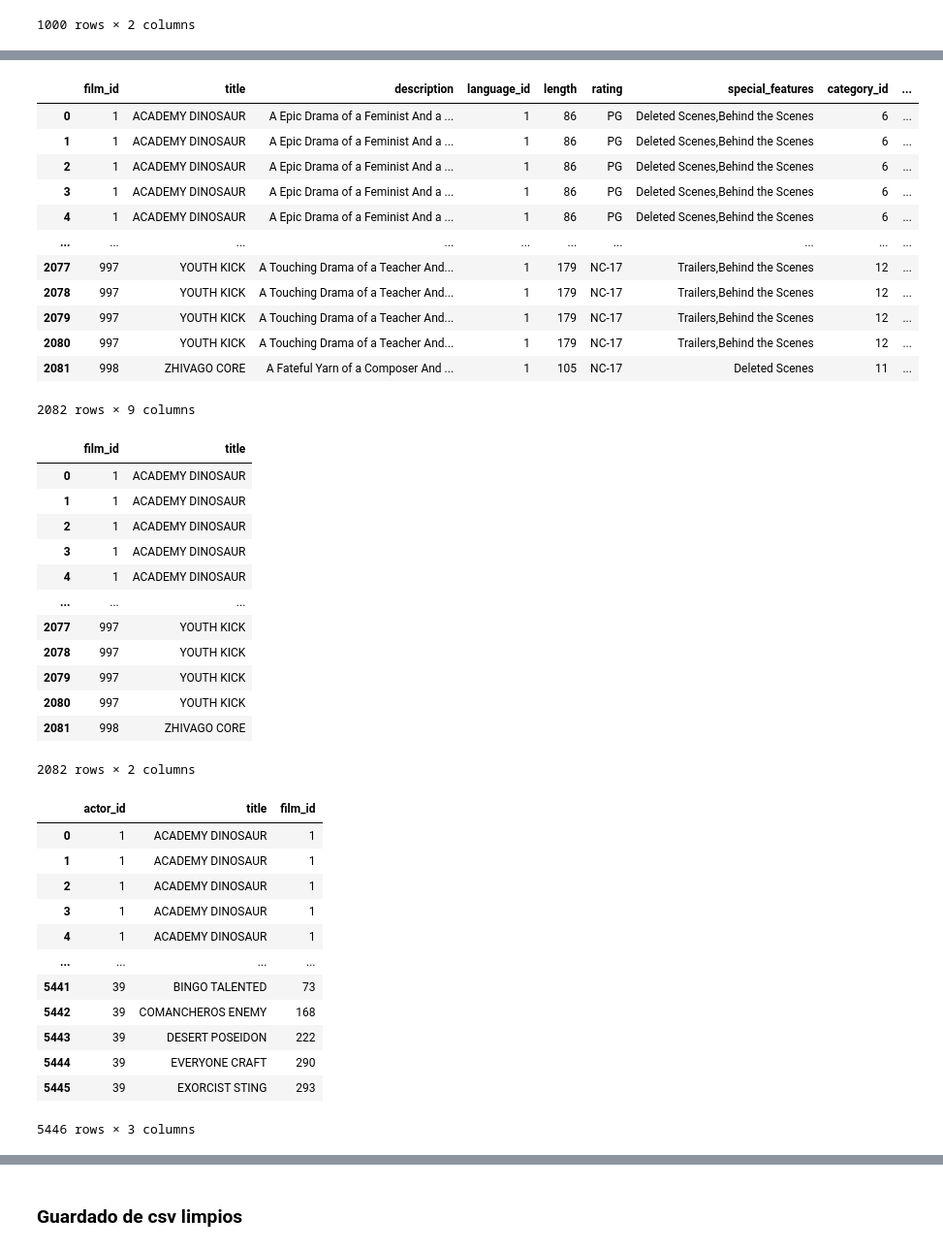
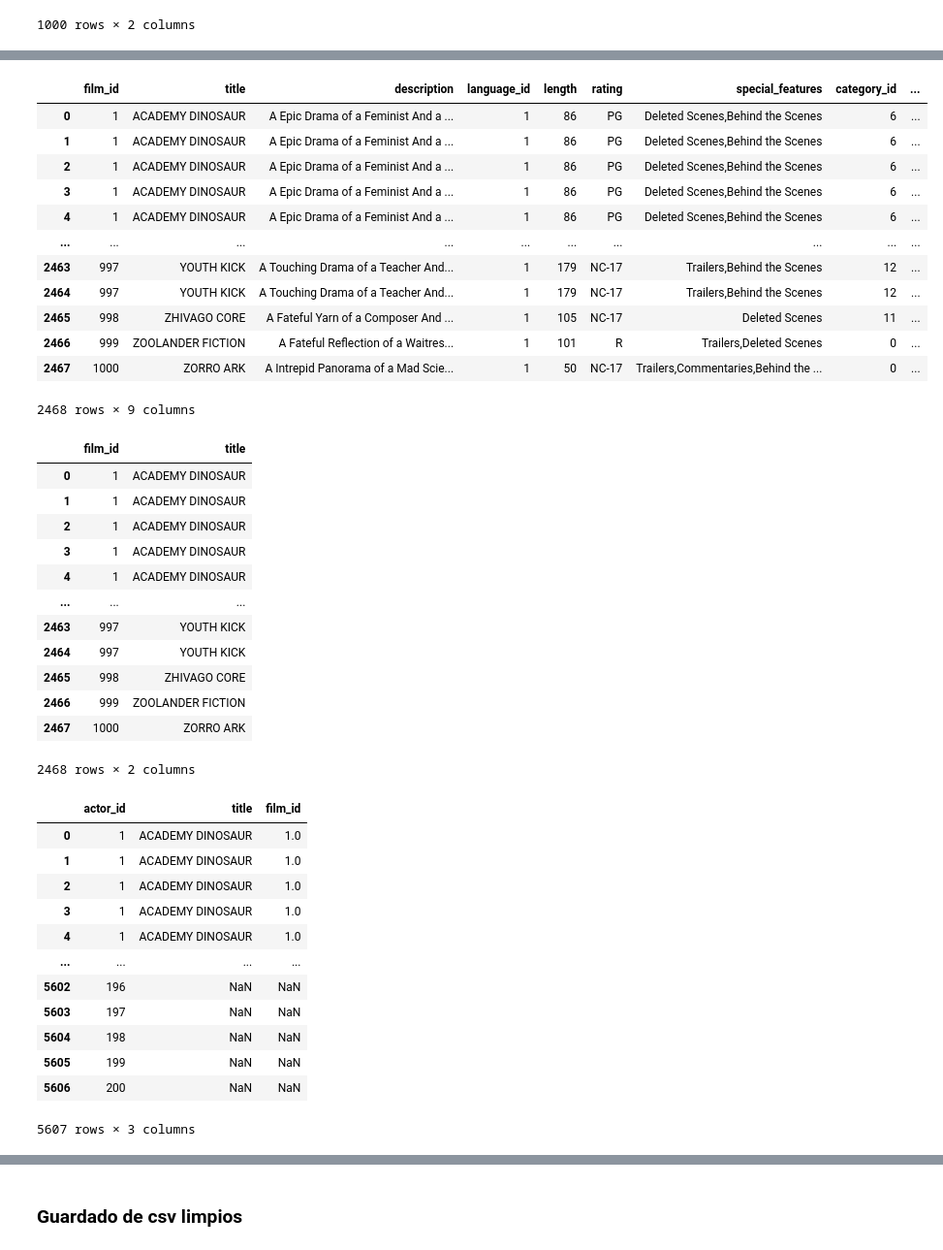
Before and after one commit to Blanca95/MySQL_proyect, a Jupyter notebook: notebook/limpieza_creacion_csv.ipynb, the cells around one changed output, grey strips where cells are left out. Shown: that part at 97% size. Drawn from its saved outputs; the diff is of its cells as text; code cells hidden in the pictures.

```diff
--- a/notebook/limpieza_creacion_csv.ipynb
+++ b/notebook/limpieza_creacion_csv.ipynb
@@ -534,7 +585,7 @@ Termino de mover las columnas que quería para tener los dataframes finales. En
 # %%
 disco_temp =  disco_duro_viejo.drop('full_name', axis=1, inplace=False)
 # %%
-new_peliculas=pd.merge(peliculas, disco_temp, on='title', how='inner')
+new_peliculas=pd.merge(peliculas, disco_temp, on='title', how='left')
 new_peliculas
 # %% [output]
 |  | film_id | title | description | language_id | rental_duration | rental_rate | length | replacement_cost | ... |
@@ -552,0 +604,4 @@ new_peliculas
+# %%
+new_peliculas['category_id'] = new_peliculas['category_id'].fillna(0)
+# %%
+new_peliculas['category_id'] = new_peliculas['category_id'].astype(int)
@@ -644,20 +714,20 @@ new_reparto1
 # %%
-new_reparto2=pd.merge(peliculas, reparto, on='title', how='inner')
+new_reparto2=pd.merge(peliculas, reparto, on='title', how='left')
 new_reparto2
 # %% [output]
 |  | film_id | title | description | language_id | length | rating | special_features | category_id | ... |
 | 0 | 1 | ACADEMY DINOSAUR | A Epic Drama of a Feminist And a ... | 1 | 86 | PG | Deleted Scenes,Behind the Scenes | 6 | ... |
 | 1 | 1 | ACADEMY DINOSAUR | A Epic Drama of a Feminist And a ... | 1 | 86 | PG | Deleted Scenes,Behind the Scenes | 6 | ... |
 | 2 | 1 | ACADEMY DINOSAUR | A Epic Drama of a Feminist And a ... | 1 | 86 | PG | Deleted Scenes,Behind the Scenes | 6 | ... |
 | 3 | 1 | ACADEMY DINOSAUR | A Epic Drama of a Feminist And a ... | 1 | 86 | PG | Deleted Scenes,Behind the Scenes | 6 | ... |
 | 4 | 1 | ACADEMY DINOSAUR | A Epic Drama of a Feminist And a ... | 1 | 86 | PG | Deleted Scenes,Behind the Scenes | 6 | ... |
 | ... | ... | ... | ... | ... | ... | ... | ... | ... | ... |
-| 2077 | 997 | YOUTH KICK | A Touching Drama of a Teacher And... | 1 | 179 | NC-17 | Trailers,Behind the Scenes | 12 | ... |
-| 2078 | 997 | YOUTH KICK | A Touching Drama of a Teacher And... | 1 | 179 | NC-17 | Trailers,Behind the Scenes | 12 | ... |
-| 2079 | 997 | YOUTH KICK | A Touching Drama of a Teacher And... | 1 | 179 | NC-17 | Trailers,Behind the Scenes | 12 | ... |
-| 2080 | 997 | YOUTH KICK | A Touching Drama of a Teacher And... | 1 | 179 | NC-17 | Trailers,Behind the Scenes | 12 | ... |
-| 2081 | 998 | ZHIVAGO CORE | A Fateful Yarn of a Composer And ... | 1 | 105 | NC-17 | Deleted Scenes | 11 | ... |
+| 2463 | 997 | YOUTH KICK | A Touching Drama of a Teacher And... | 1 | 179 | NC-17 | Trailers,Behind the Scenes | 12 | ... |
+| 2464 | 997 | YOUTH KICK | A Touching Drama of a Teacher And... | 1 | 179 | NC-17 | Trailers,Behind the Scenes | 12 | ... |
+| 2465 | 998 | ZHIVAGO CORE | A Fateful Yarn of a Composer And ... | 1 | 105 | NC-17 | Deleted Scenes | 11 | ... |
+| 2466 | 999 | ZOOLANDER FICTION | A Fateful Reflection of a Waitres... | 1 | 101 | R | Trailers,Deleted Scenes | 0 | ... |
+| 2467 | 1000 | ZORRO ARK | A Intrepid Panorama of a Mad Scie... | 1 | 50 | NC-17 | Trailers,Commentaries,Behind the ... | 0 | ... |
-2082 rows × 9 columns
+2468 rows × 9 columns
 # %%
 new_reparto2.drop(['full_name', 'description', 'language_id', 'length', 'rating', 'special_features', 'category_id', 'full_name'], axis=1, inplace=True)
 new_reparto2
@@ -669,29 +739,29 @@ new_reparto2
 | 3 | 1 | ACADEMY DINOSAUR |
 | 4 | 1 | ACADEMY DINOSAUR |
 | ... | ... | ... |
-| 2077 | 997 | YOUTH KICK |
-| 2078 | 997 | YOUTH KICK |
-| 2079 | 997 | YOUTH KICK |
-| 2080 | 997 | YOUTH KICK |
-| 2081 | 998 | ZHIVAGO CORE |
+| 2463 | 997 | YOUTH KICK |
+| 2464 | 997 | YOUTH KICK |
+| 2465 | 998 | ZHIVAGO CORE |
+| 2466 | 999 | ZOOLANDER FICTION |
+| 2467 | 1000 | ZORRO ARK |
-2082 rows × 2 columns
+2468 rows × 2 columns
 # %%
-new_reparto3=pd.merge(new_reparto1, new_reparto2, on='title', how='inner')
+new_reparto3=pd.merge(new_reparto1, new_reparto2, on='title', how='left')
 new_reparto3
 # %% [output]
 |  | actor_id | title | film_id |
-| 0 | 1 | ACADEMY DINOSAUR | 1 |
-| 1 | 1 | ACADEMY DINOSAUR | 1 |
-| 2 | 1 | ACADEMY DINOSAUR | 1 |
-| 3 | 1 | ACADEMY DINOSAUR | 1 |
-| 4 | 1 | ACADEMY DINOSAUR | 1 |
+| 0 | 1 | ACADEMY DINOSAUR | 1.0 |
+| 1 | 1 | ACADEMY DINOSAUR | 1.0 |
+| 2 | 1 | ACADEMY DINOSAUR | 1.0 |
+| 3 | 1 | ACADEMY DINOSAUR | 1.0 |
+| 4 | 1 | ACADEMY DINOSAUR | 1.0 |
 | ... | ... | ... | ... |
-| 5441 | 39 | BINGO TALENTED | 73 |
-| 5442 | 39 | COMANCHEROS ENEMY | 168 |
-| 5443 | 39 | DESERT POSEIDON | 222 |
-| 5444 | 39 | EVERYONE CRAFT | 290 |
-| 5445 | 39 | EXORCIST STING | 293 |
+| 5602 | 196 | NaN | NaN |
+| 5603 | 197 | NaN | NaN |
+| 5604 | 198 | NaN | NaN |
+| 5605 | 199 | NaN | NaN |
+| 5606 | 200 | NaN | NaN |
-5446 rows × 3 columns
+5607 rows × 3 columns
 # %%
 new_reparto3.drop('title', axis=1, inplace=True)
 new_reparto3
```
Also changed, not shown: parts of 20 cells of this notebook, 3 other files.
